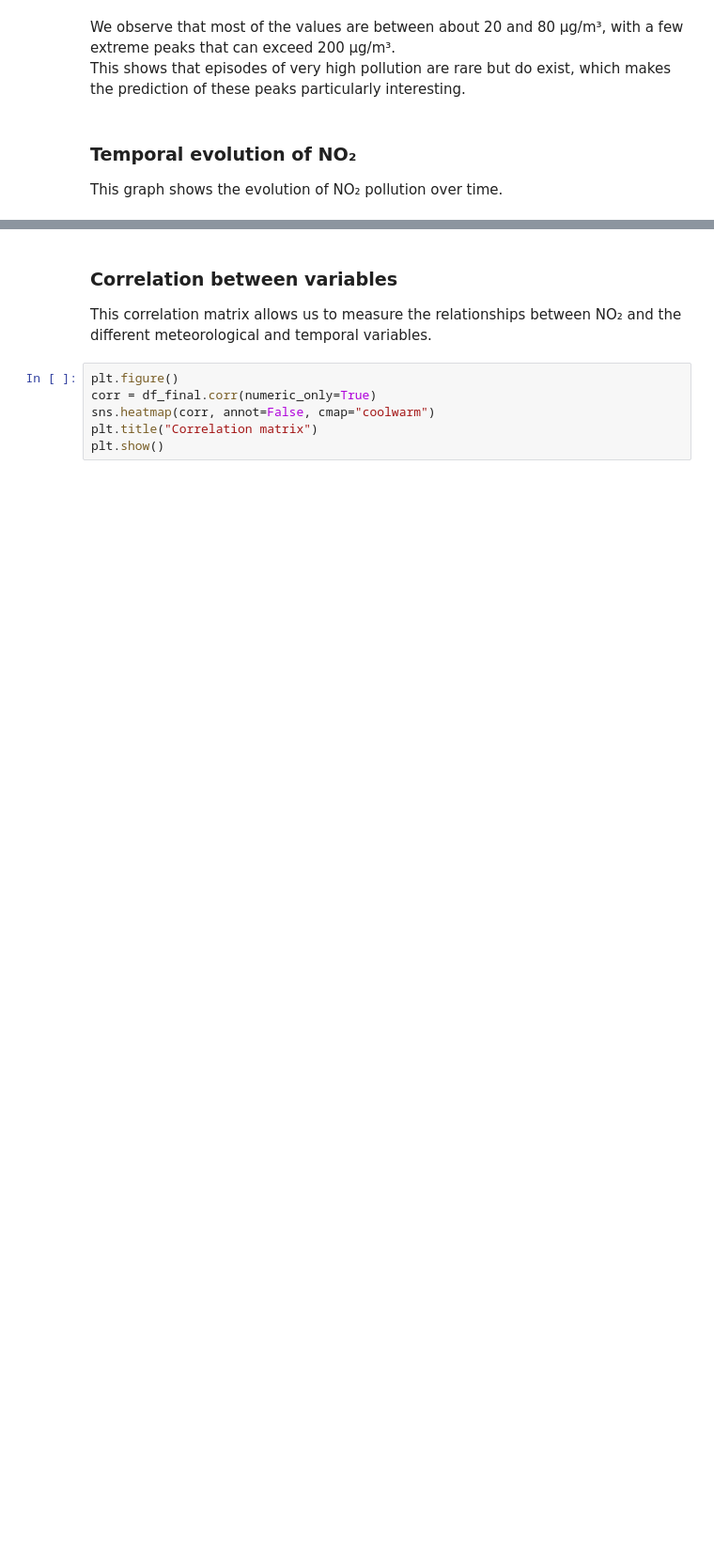
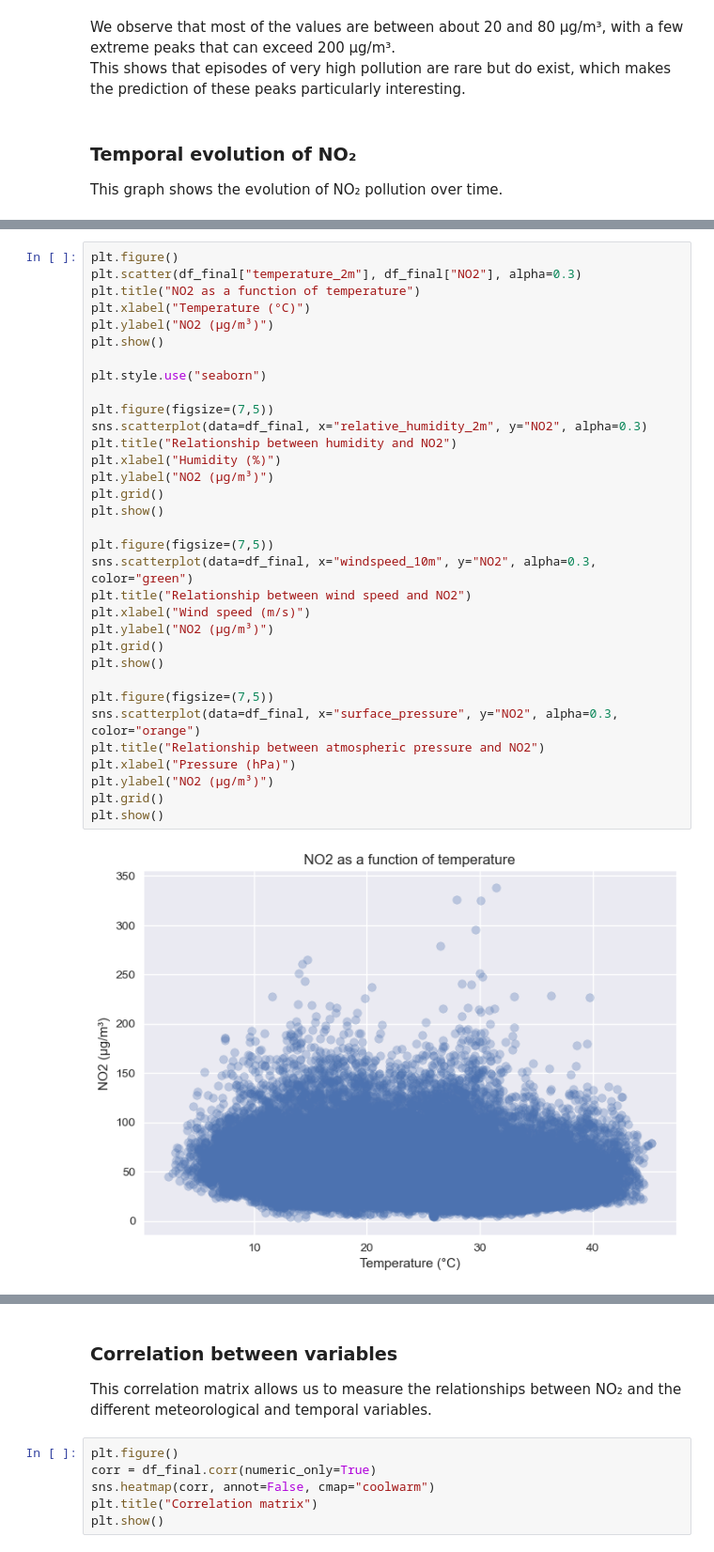
Before and after one commit to leaHadj/prediction_no2_new_delhi, a Jupyter notebook: notebook/NO2_Pollution_Prediction.ipynb, the cells around one changed output, grey strips where cells are left out. Shown at 94% size. Drawn from its saved outputs; the diff is of its cells as text; blank space fills up the shorter version.

```diff
--- a/notebook/NO2_Pollution_Prediction.ipynb
+++ b/notebook/NO2_Pollution_Prediction.ipynb
@@ -258,0 +264,35 @@ This suggests that temperature alone is not enough to predict NO₂, but it can
+# %%
+plt.figure()
+plt.scatter(df_final["temperature_2m"], df_final["NO2"], alpha=0.3)
+plt.title("NO2 as a function of temperature")
+plt.xlabel("Temperature (°C)")
+plt.ylabel("NO2 (µg/m³)")
+plt.show()
+
+plt.style.use("seaborn")
+
+plt.figure(figsize=(7,5))
+sns.scatterplot(data=df_final, x="relative_humidity_2m", y="NO2", alpha=0.3)
+plt.title("Relationship between humidity and NO2")
+plt.xlabel("Humidity (%)")
+plt.ylabel("NO2 (µg/m³)")
+plt.grid()
+plt.show()
+
+plt.figure(figsize=(7,5))
+sns.scatterplot(data=df_final, x="windspeed_10m", y="NO2", alpha=0.3, color="green")
+plt.title("Relationship between wind speed and NO2")
+plt.xlabel("Wind speed (m/s)")
+plt.ylabel("NO2 (µg/m³)")
+plt.grid()
+plt.show()
+
+plt.figure(figsize=(7,5))
+sns.scatterplot(data=df_final, x="surface_pressure", y="NO2", alpha=0.3, color="orange")
+plt.title("Relationship between atmospheric pressure and NO2")
+plt.xlabel("Pressure (hPa)")
+plt.ylabel("NO2 (µg/m³)")
+plt.grid()
+plt.show()
+# %% [output]
+[figure, added]
```
Also changed, not shown: parts of 22 cells of this notebook, 1 other file.
